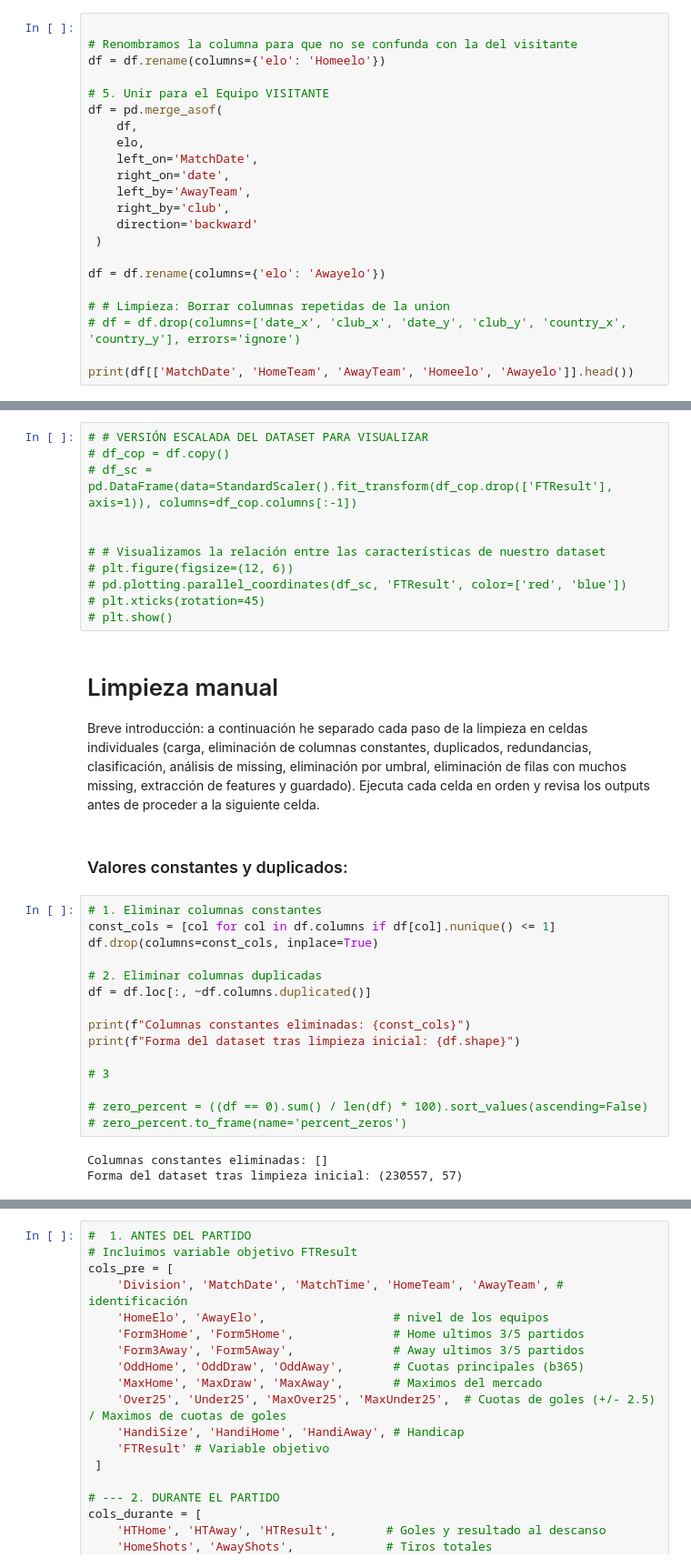
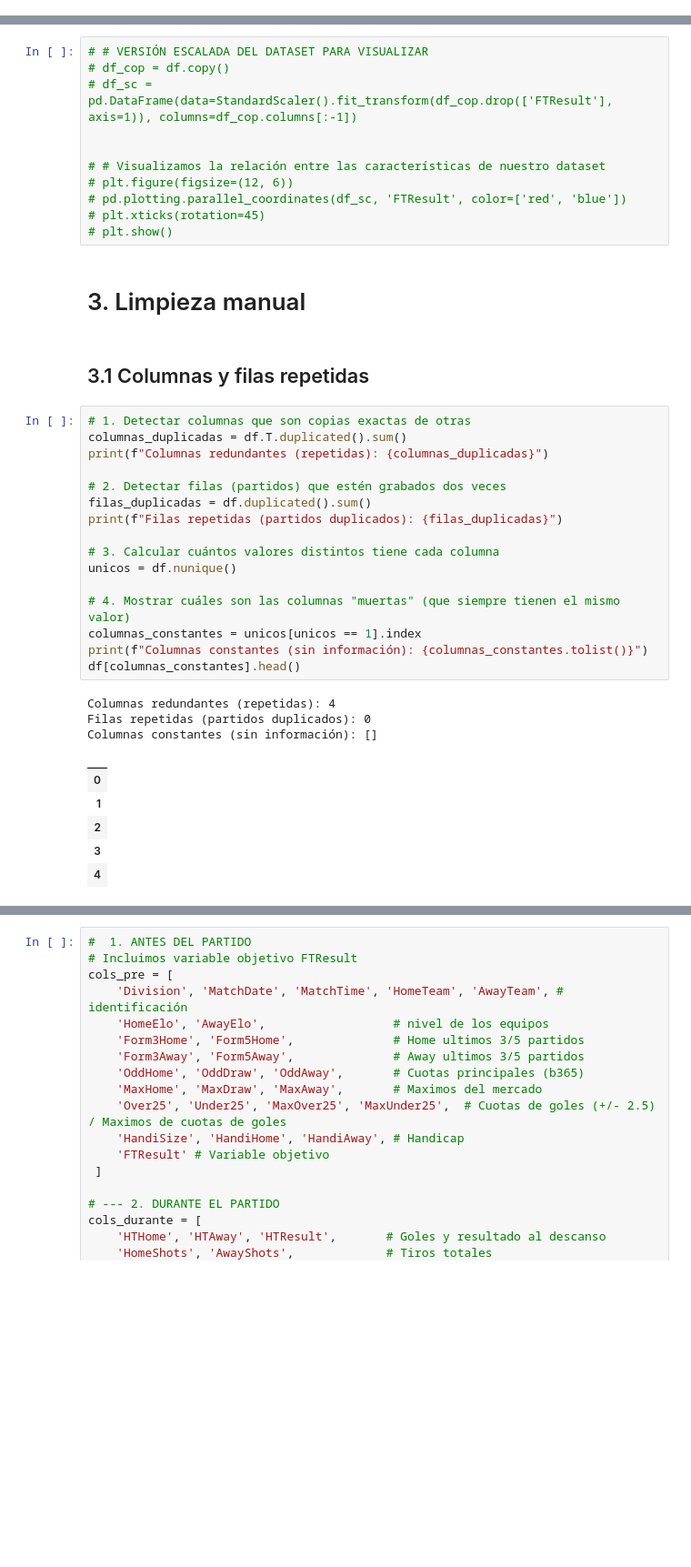
Before and after one commit to 4GeeksAcademy/Steven_Carlos_proyecto-final_, a Jupyter notebook: src/carlos.ipynb, the cells around one changed output, grey strips where cells are left out. Shown at 91% size. Saved outputs shown, nothing was run; the diff lists cells and outputs as text; blank space fills up the shorter version.

```diff
--- a/src/carlos.ipynb
+++ b/src/carlos.ipynb
@@ -115,25 +113,3 @@ print(df[['MatchDate', 'HomeTeam', 'AwayTeam', 'Homeelo', 'Awayelo']].head())
 2 2000-07-28  Wasquehal       Nancy  1465.08  1633.80
 3 2000-07-29      Niort      Angers  1469.16  1422.21
 4 2000-07-29      Nimes     Sochaux  1449.91  1575.12
-# %%
-
-# Renombramos la columna para que no se confunda con la del visitante
-df = df.rename(columns={'elo': 'Homeelo'})
-
-# 5. Unir para el Equipo VISITANTE
-df = pd.merge_asof(
-    df,
-    elo,
-    left_on='MatchDate',
-    right_on='date',
-    left_by='AwayTeam',
-    right_by='club',
-    direction='backward'
- )
-
-df = df.rename(columns={'elo': 'Awayelo'})
-
-# # Limpieza: Borrar columnas repetidas de la union
-# df = df.drop(columns=['date_x', 'club_x', 'date_y', 'club_y', 'country_x', 'country_y'], errors='ignore')
-
-print(df[['MatchDate', 'HomeTeam', 'AwayTeam', 'Homeelo', 'Awayelo']].head())
@@ -230,26 +183,32 @@ plt.show()
 # plt.xticks(rotation=45)
 # plt.show()
 # %% [markdown]
-# Limpieza manual
-
-Breve introducción: a continuación he separado cada paso de la limpieza en celdas individuales (carga, eliminación de columnas constantes, duplicados, redundancias, clasificación, análisis de missing, eliminación por umbral, eliminación de filas con muchos missing, extracción de features y guardado). Ejecuta cada celda en orden y revisa los outputs antes de proceder a la siguiente celda.
+# 3. Limpieza manual
-# %% [markdown]
-### Valores constantes y duplicados:
+# %% [markdown]
+## 3.1 Columnas y filas repetidas
 # %%
-# 1. Eliminar columnas constantes
-const_cols = [col for col in df.columns if df[col].nunique() <= 1]
-df.drop(columns=const_cols, inplace=True)
+# 1. Detectar columnas que son copias exactas de otras
+columnas_duplicadas = df.T.duplicated().sum()
+print(f"Columnas redundantes (repetidas): {columnas_duplicadas}")
 
-# 2. Eliminar columnas duplicadas
-df = df.loc[:, ~df.columns.duplicated()]
+# 2. Detectar filas (partidos) que estén grabados dos veces
+filas_duplicadas = df.duplicated().sum()
+print(f"Filas repetidas (partidos duplicados): {filas_duplicadas}")
 
-print(f"Columnas constantes eliminadas: {const_cols}")
-print(f"Forma del dataset tras limpieza inicial: {df.shape}")
+# 3. Calcular cuántos valores distintos tiene cada columna
+unicos = df.nunique()
 
-# 3
-
-# zero_percent = ((df == 0).sum() / len(df) * 100).sort_values(ascending=False)
-# zero_percent.to_frame(name='percent_zeros')
+# 4. Mostrar cuáles son las columnas "muertas" (que siempre tienen el mismo valor)
+columnas_constantes = unicos[unicos == 1].index
+print(f"Columnas constantes (sin información): {columnas_constantes.tolist()}")
+df[columnas_constantes].head()
 # %% [output]
-Columnas constantes eliminadas: []
-Forma del dataset tras limpieza inicial: (230557, 57)
+Columnas redundantes (repetidas): 4
+Filas repetidas (partidos duplicados): 0
+Columnas constantes (sin información): []
+|  |
+| 0 |
+| 1 |
+| 2 |
+| 3 |
+| 4 |
```
Also changed, not shown: parts of 36 cells of this notebook, 6 other files.
